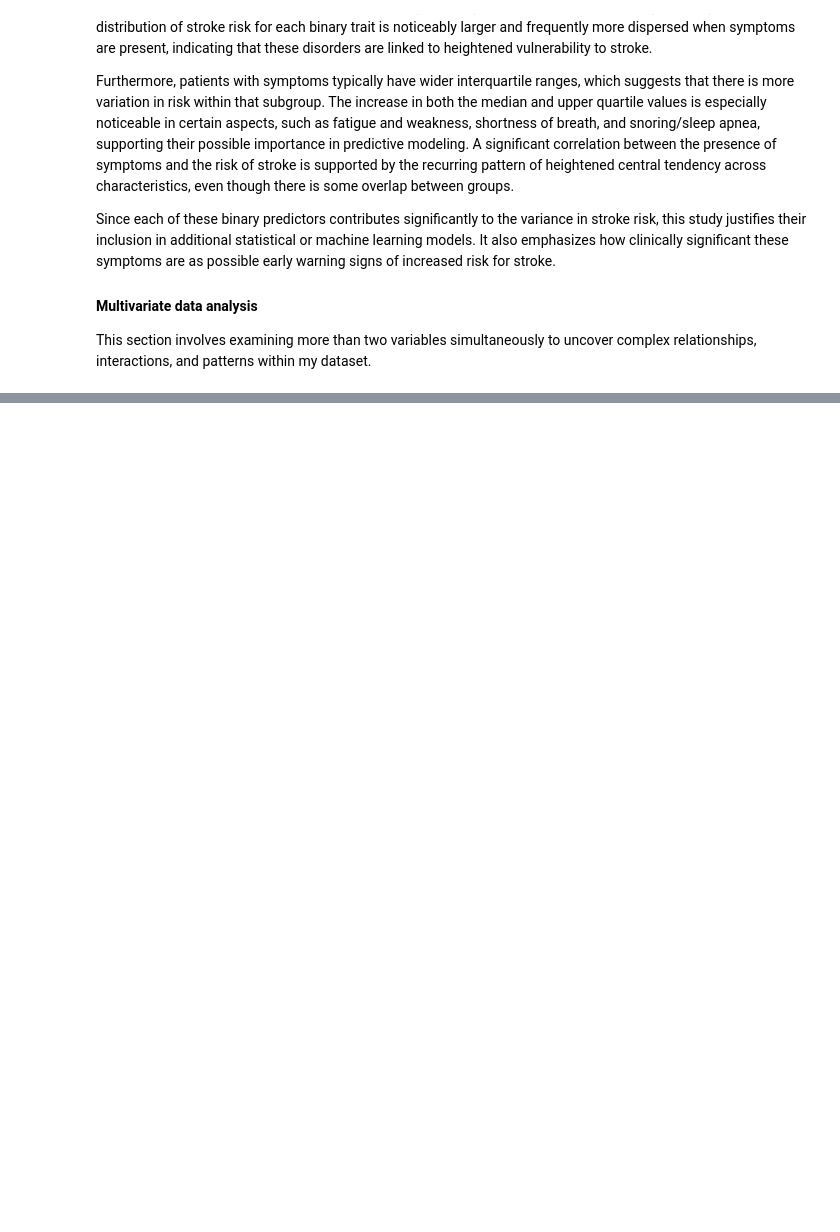
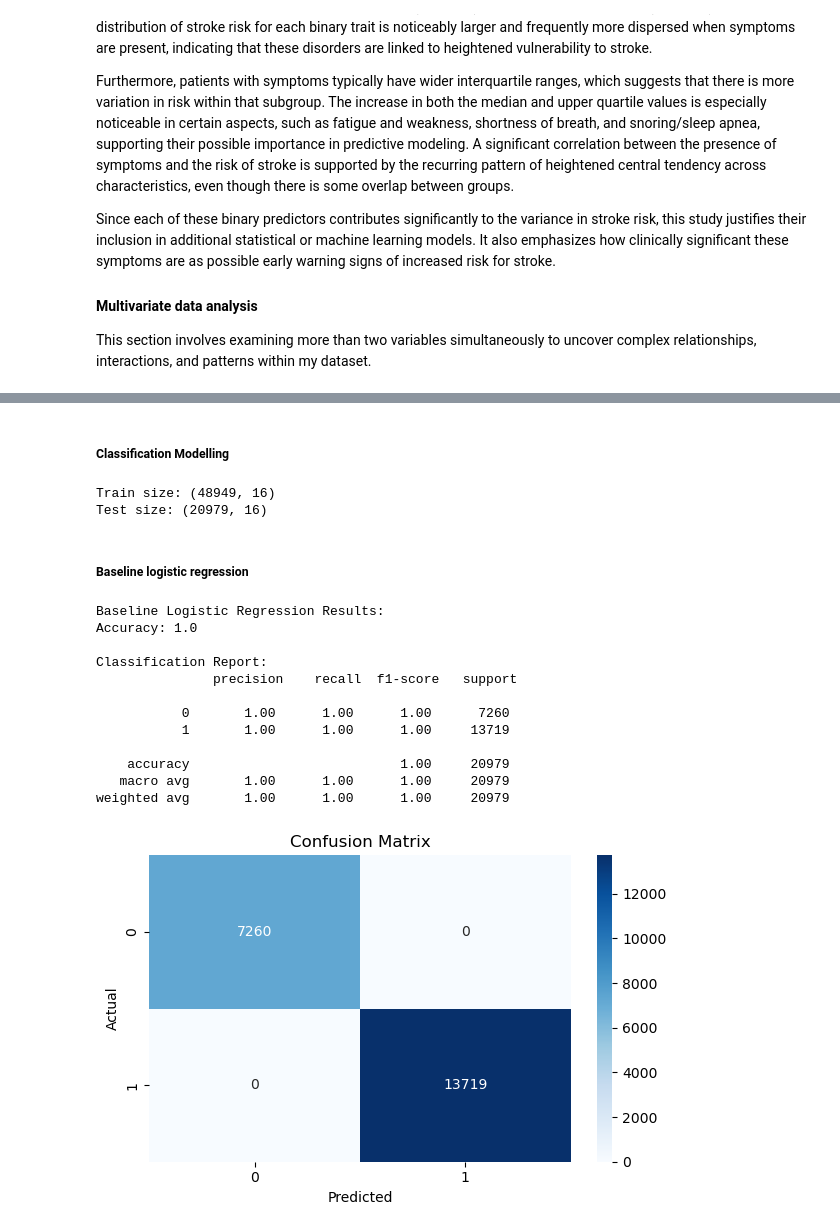
Before and after one commit to dev-ezzy/Stroke-prediction-, a Jupyter notebook: index.ipynb, the cells around one changed output, grey strips where cells are left out. Cells and saved outputs as stored; diff of their text form; code cells hidden in the pictures; blank space fills up the shorter version.

Commit message:
modelling done

```diff
--- a/index.ipynb
+++ b/index.ipynb
@@ -287,0 +403,65 @@ plt.show()
+# %% [markdown]
+##### Classification Modelling
+# %%
+from sklearn.model_selection import train_test_split
+from sklearn.linear_model import LogisticRegression
+from sklearn.metrics import accuracy_score, classification_report, confusion_matrix
+from sklearn.preprocessing import StandardScaler
+
+# Define features and target
+X = classification_data.drop(columns=['At Risk (Binary)'])  # features for regression
+y = classification_data['At Risk (Binary)']  # target for regression
+
+# Split into train and test sets (80% train, 20% test)
+X_train, X_test, y_train, y_test = train_test_split(X, y, test_size=0.3, random_state=100)
+
+# Scale Age column only
+scaler = StandardScaler()
+X_train['Age'] = scaler.fit_transform(X_train[['Age']])
+X_test['Age'] = scaler.transform(X_test[['Age']])
+
+# Confirm shapes
+print("Train size:", X_train.shape)
+print("Test size:", X_test.shape)
+# %% [output]
+Train size: (48949, 16)
+Test size: (20979, 16)
+# %% [markdown]
+##### Baseline logistic regression
+# %%
+# Train baseline logistic regression model
+logreg = LogisticRegression(max_iter=1000)
+logreg.fit(X_train, y_train)
+
+# Predict
+y_pred = logreg.predict(X_test)
+
+# Evaluation
+print("Baseline Logistic Regression Results:")
+print("Accuracy:", accuracy_score(y_test, y_pred))
+print("\nClassification Report:\n", classification_report(y_test, y_pred))
+
+cm = confusion_matrix(y_test, y_pred)
+
+# Plot using seaborn heatmap
+plt.figure(figsize=(6, 4))
+sns.heatmap(cm, annot=True, fmt='d', cmap='Blues', xticklabels=[0, 1], yticklabels=[0, 1])
+plt.xlabel("Predicted")
+plt.ylabel("Actual")
+plt.title("Confusion Matrix")
+plt.tight_layout()
+plt.show()
+# %% [output]
+Baseline Logistic Regression Results:
+Accuracy: 1.0
+
+Classification Report:
+               precision    recall  f1-score   support
+
+           0       1.00      1.00      1.00      7260
+           1       1.00      1.00      1.00     13719
+
+    accuracy                           1.00     20979
+   macro avg       1.00      1.00      1.00     20979
+weighted avg       1.00      1.00      1.00     20979
+[figure, added]
```
Also changed, not shown: parts of 42 cells of this notebook.
